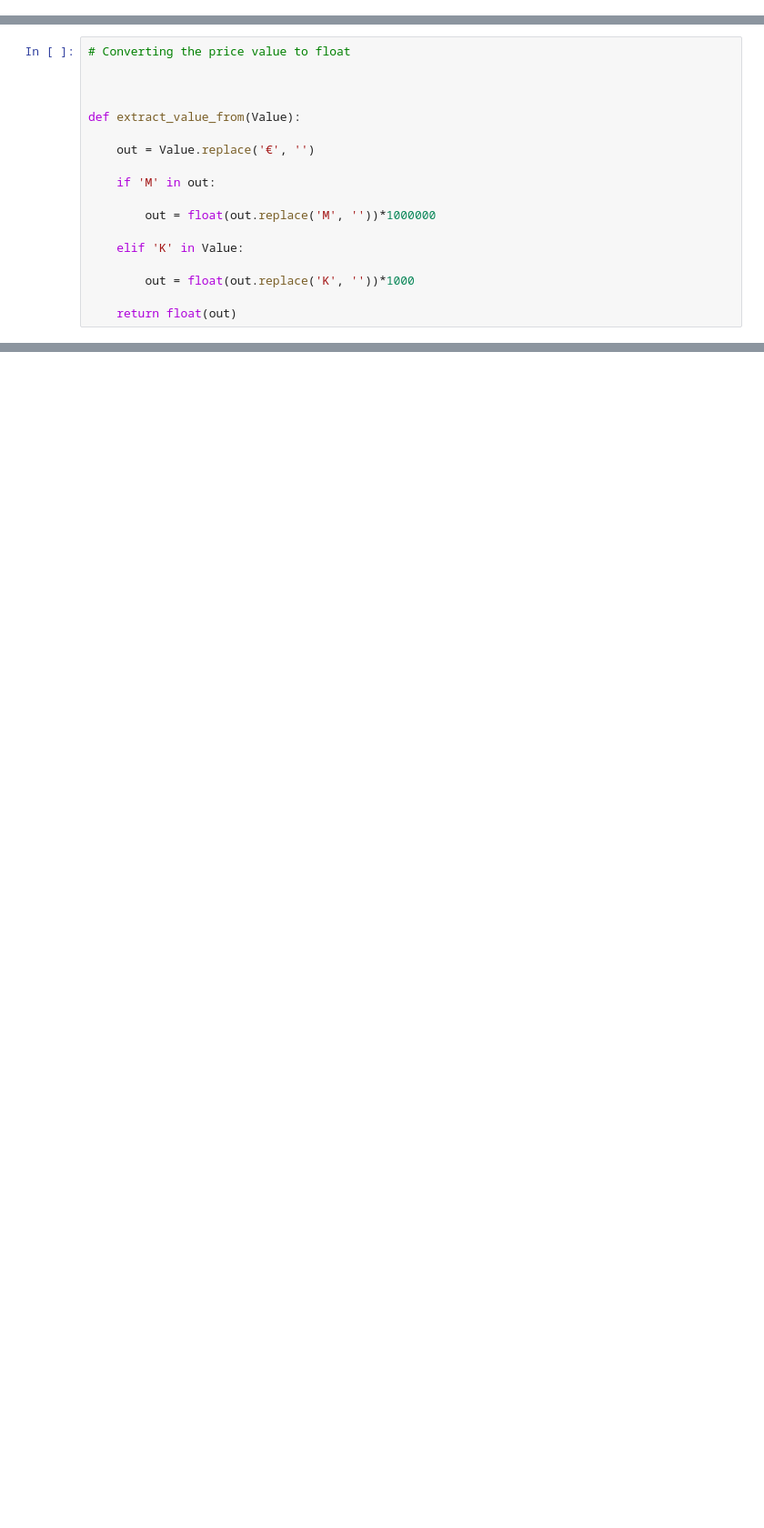
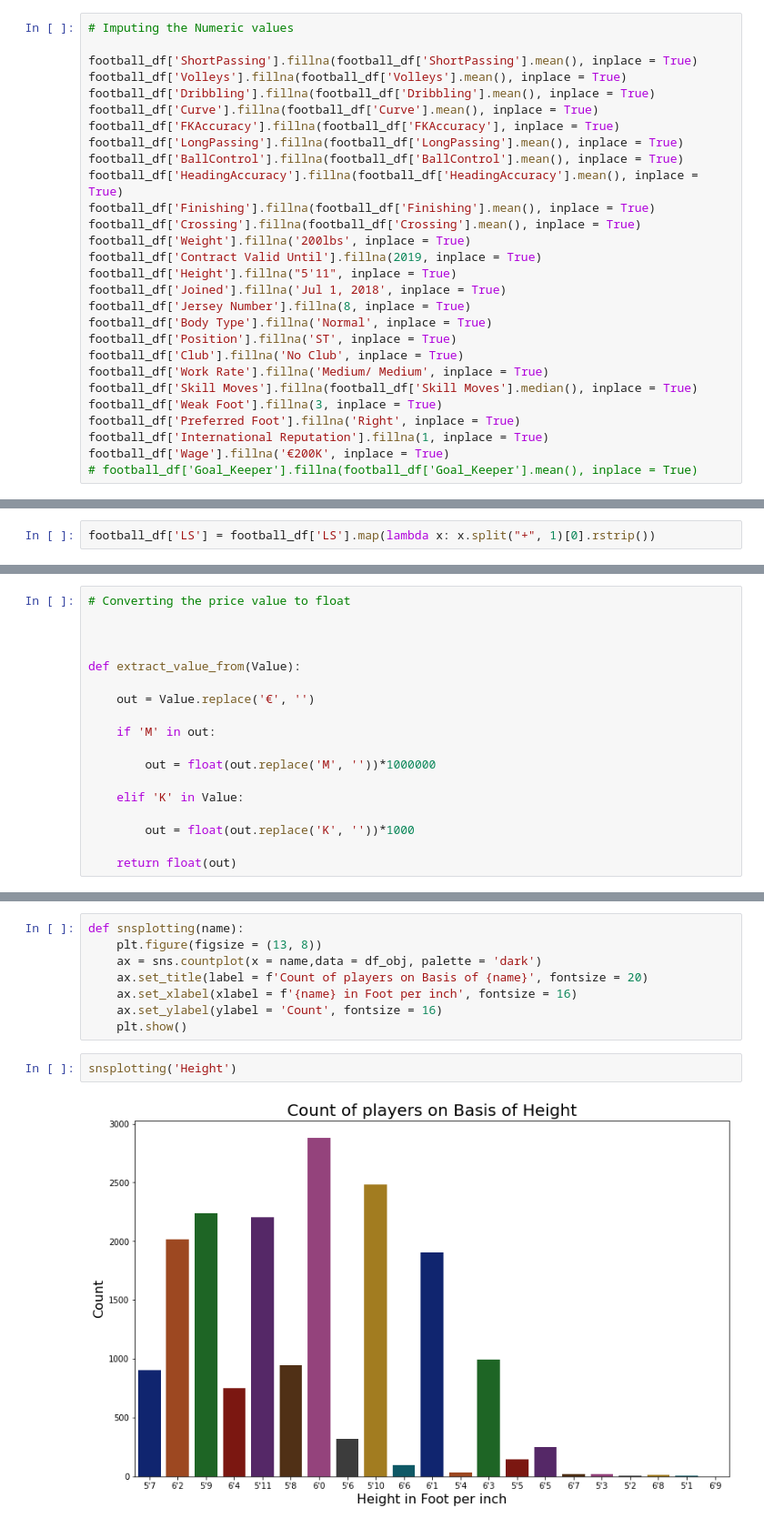
Before and after one commit to bachinaram/DataAnalytics1, a Jupyter notebook: DA1_assignment1q2.ipynb, the cells around one changed output, grey strips where cells are left out. Shown: that part at 91% size. Saved outputs shown, nothing was run; the diff lists cells and outputs as text; blank space fills up the shorter version.

```diff
--- a/DA1_assignment1q2.ipynb
+++ b/DA1_assignment1q2.ipynb
@@ -32,0 +82,28 @@ football_df.head()
+# %%
+# Imputing the Numeric values
+
+football_df['ShortPassing'].fillna(football_df['ShortPassing'].mean(), inplace = True)
+football_df['Volleys'].fillna(football_df['Volleys'].mean(), inplace = True)
+football_df['Dribbling'].fillna(football_df['Dribbling'].mean(), inplace = True)
+football_df['Curve'].fillna(football_df['Curve'].mean(), inplace = True)
+football_df['FKAccuracy'].fillna(football_df['FKAccuracy'], inplace = True)
+football_df['LongPassing'].fillna(football_df['LongPassing'].mean(), inplace = True)
+football_df['BallControl'].fillna(football_df['BallControl'].mean(), inplace = True)
+football_df['HeadingAccuracy'].fillna(football_df['HeadingAccuracy'].mean(), inplace = True)
+football_df['Finishing'].fillna(football_df['Finishing'].mean(), inplace = True)
+football_df['Crossing'].fillna(football_df['Crossing'].mean(), inplace = True)
+football_df['Weight'].fillna('200lbs', inplace = True)
+football_df['Contract Valid Until'].fillna(2019, inplace = True)
+football_df['Height'].fillna("5'11", inplace = True)
+football_df['Joined'].fillna('Jul 1, 2018', inplace = True)
+football_df['Jersey Number'].fillna(8, inplace = True)
+football_df['Body Type'].fillna('Normal', inplace = True)
+football_df['Position'].fillna('ST', inplace = True)
+football_df['Club'].fillna('No Club', inplace = True)
+football_df['Work Rate'].fillna('Medium/ Medium', inplace = True)
+football_df['Skill Moves'].fillna(football_df['Skill Moves'].median(), inplace = True)
+football_df['Weak Foot'].fillna(3, inplace = True)
+football_df['Preferred Foot'].fillna('Right', inplace = True)
+football_df['International Reputation'].fillna(1, inplace = True)
+football_df['Wage'].fillna('€200K', inplace = True)
+# football_df['Goal_Keeper'].fillna(football_df['Goal_Keeper'].mean(), inplace = True)
@@ -32,0 +138,2 @@ football_df.head()
+# %%
+football_df['LS'] = football_df['LS'].map(lambda x: x.split("+", 1)[0].rstrip())
@@ -83,0 +370,12 @@ def extract_value_from(Value):
+# %%
+def snsplotting(name):
+    plt.figure(figsize = (13, 8))
+    ax = sns.countplot(x = name,data = df_obj, palette = 'dark')
+    ax.set_title(label = f'Count of players on Basis of {name}', fontsize = 20)
+    ax.set_xlabel(xlabel = f'{name} in Foot per inch', fontsize = 16)
+    ax.set_ylabel(ylabel = 'Count', fontsize = 16)
+    plt.show()
+# %%
+snsplotting('Height')
+# %% [output]
+[figure, added]
```
Also changed, not shown: parts of 28 cells of this notebook.
